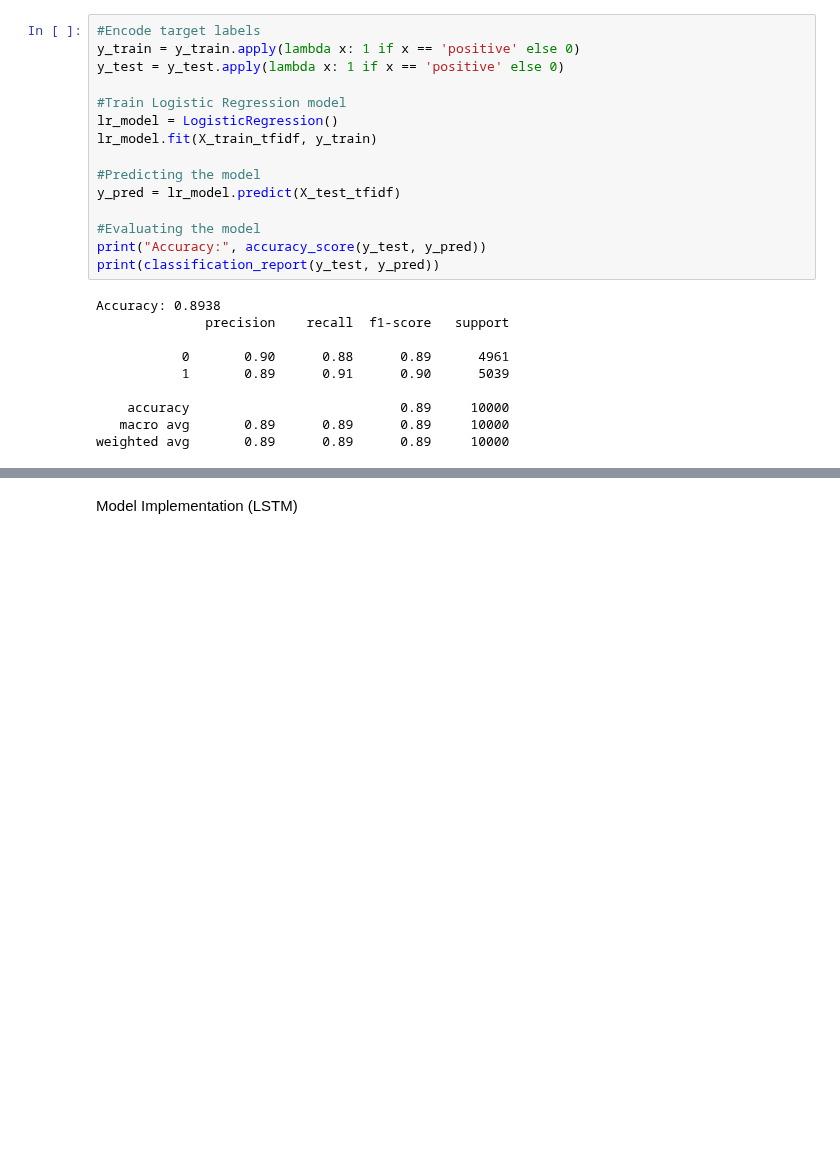
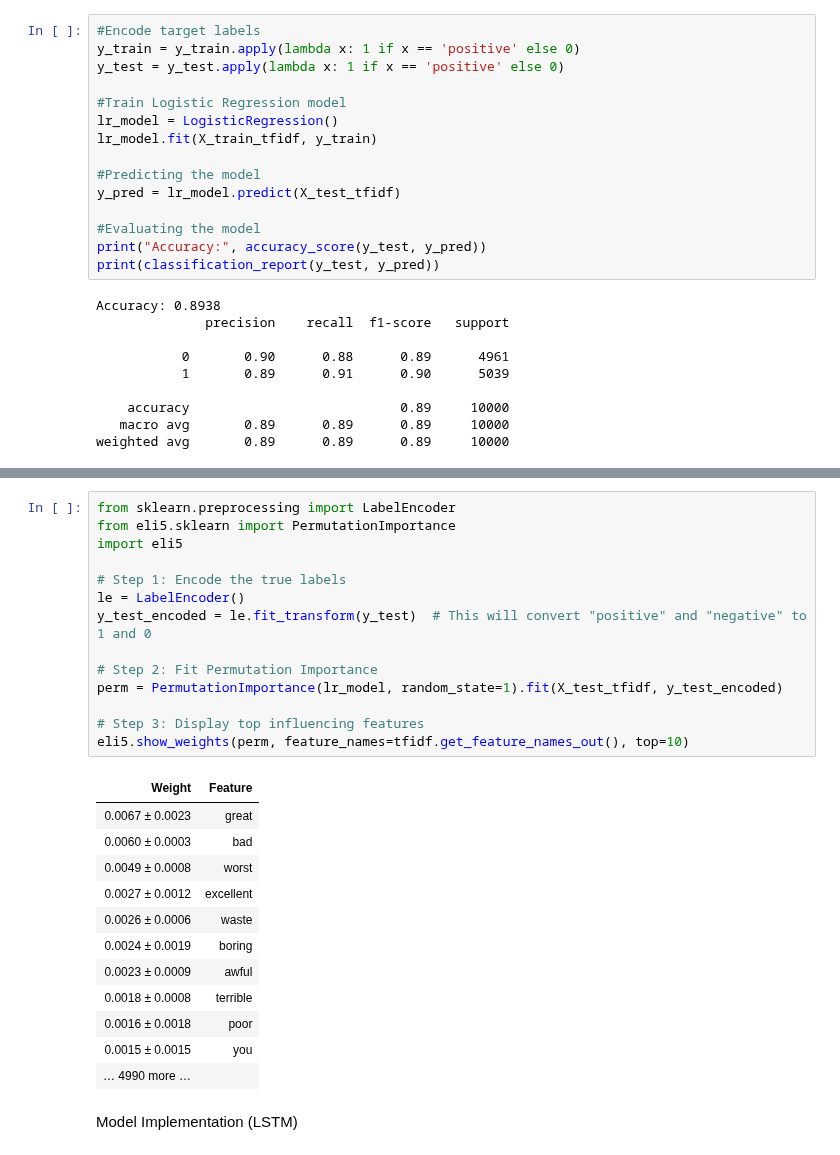
Before and after one commit to sushithadevaraju/sentiment-analysis-of-imdb, a Jupyter notebook: final_code.ipynb, the cells around one changed output, grey strips where cells are left out. Saved outputs shown, nothing was run; the diff lists cells and outputs as text; blank space fills up the shorter version.

```diff
--- a/final_code.ipynb
+++ b/final_code.ipynb
@@ -152,3 +179,30 @@ weighted avg       0.89      0.89      0.89     10000
+# %%
+from sklearn.preprocessing import LabelEncoder
+from eli5.sklearn import PermutationImportance
+import eli5
+
+# Step 1: Encode the true labels
+le = LabelEncoder()
+y_test_encoded = le.fit_transform(y_test)  # This will convert "positive" and "negative" to 1 and 0
+
+# Step 2: Fit Permutation Importance
+perm = PermutationImportance(lr_model, random_state=1).fit(X_test_tfidf, y_test_encoded)
+
+# Step 3: Display top influencing features
+eli5.show_weights(perm, feature_names=tfidf.get_feature_names_out(), top=10)
+# %% [output]
+| Weight | Feature |
+| 0.0067 ± 0.0023 | great |
+| 0.0060 ± 0.0003 | bad |
+| 0.0049 ± 0.0008 | worst |
+| 0.0027 ± 0.0012 | excellent |
+| 0.0026 ± 0.0006 | waste |
+| 0.0024 ± 0.0019 | boring |
+| 0.0023 ± 0.0009 | awful |
+| 0.0018 ± 0.0008 | terrible |
+| 0.0016 ± 0.0018 | poor |
+| 0.0015 ± 0.0015 | you |
+| … 4990 more … |  |
 # %% [markdown]
 Model Implementation (LSTM)
 # %%
```
Also changed, not shown: parts of 12 cells of this notebook.
